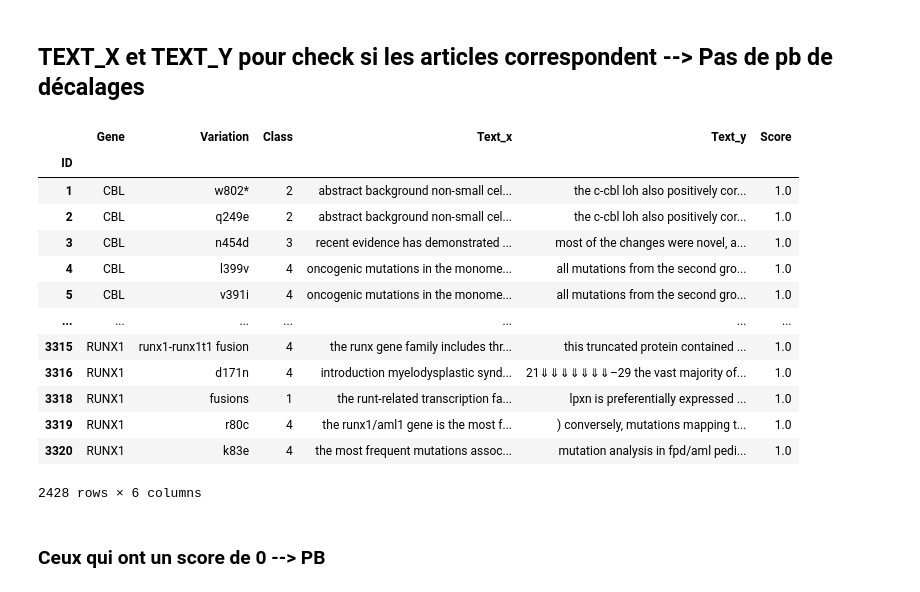
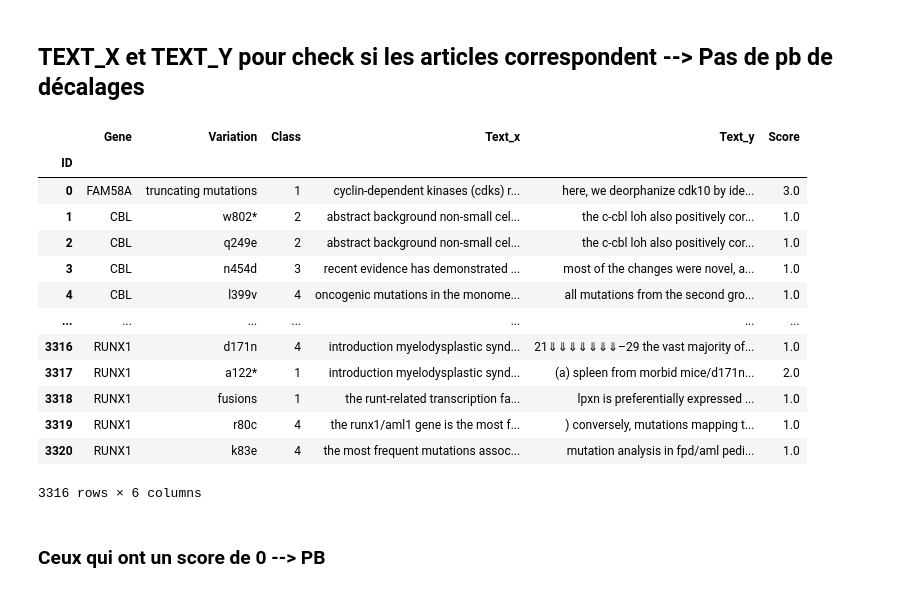
Before and after one commit to Chabname/RAPMC, a Jupyter notebook: notebook/Cancer_deep_learning.ipynb, the cells around one changed output. Saved outputs shown, nothing was run; the diff lists cells and outputs as text; code cells hidden in the pictures.

```diff
--- a/notebook/Cancer_deep_learning.ipynb
+++ b/notebook/Cancer_deep_learning.ipynb
@@ -167,7 +167,6 @@ def extract_match(line):
     variation = line["Variation"]
     #gene = line["Gene"].lower()
     #print(line.name)
-
     if "dup" in variation:
         match_dup = find_match(text, "dup")
         if len(match_dup) != 0:
@@ -249,7 +248,7 @@ def extract_match(line):
             match_aa_pos_aa = find_match(text, "".join(aa_pos_aa))
             if len(match_aa_pos_aa) != 0:
                 #print("aa_pos_aa", variation)
-                return match_aa_pos_aa, 1.1
+                return match_aa_pos_aa, 1
 
             # Try with 3 letter code without the last aa --> tyr371
             match_aa_pos = find_match(text, aa_pos_aa[0] + aa_pos_aa[1])
@@ -644,24 +596,26 @@ clean_match[clean_match["Score"] == 0]
 # %%
 clean_match.index.name = "ID"
 new_data = pd.merge(concatenate_data,clean_match, on = "ID")
+# %%
+new_data
+# %% [output]
+|  | Gene | Variation | Class | Text_x | Text_y | Score |
+| ID |  |  |  |  |  |  |
+| 0 | FAM58A | truncating mutations | 1 | cyclin-dependent kinases (cdks) r... | here, we deorphanize cdk10 by ide... | 3.0 |
+| 1 | CBL | w802* | 2 | abstract background non-small cel... | the c-cbl loh also positively cor... | 1.0 |
+| 2 | CBL | q249e | 2 | abstract background non-small cel... | the c-cbl loh also positively cor... | 1.0 |
+| 3 | CBL | n454d | 3 | recent evidence has demonstrated ... | most of the changes were novel, a... | 1.0 |
+| 4 | CBL | l399v | 4 | oncogenic mutations in the monome... | all mutations from the second gro... | 1.0 |
+| ... | ... | ... | ... | ... | ... | ... |
+| 3316 | RUNX1 | d171n | 4 | introduction myelodysplastic synd... | 21⇓⇓⇓⇓⇓⇓⇓–29 the vast majority of... | 1.0 |
+| 3317 | RUNX1 | a122* | 1 | introduction myelodysplastic synd... | (a) spleen from morbid mice/d171n... | 2.0 |
+| 3318 | RUNX1 | fusions | 1 | the runt-related transcription fa... | lpxn is preferentially expressed ... | 1.0 |
+| 3319 | RUNX1 | r80c | 4 | the runx1/aml1 gene is the most f... | ) conversely, mutations mapping t... | 1.0 |
+| 3320 | RUNX1 | k83e | 4 | the most frequent mutations assoc... | mutation analysis in fpd/aml pedi... | 1.0 |
+3316 rows × 6 columns
 # %%
 new_data_best_score =  new_data[new_data["Score"] == 1]
 new_data_best_score
-# %% [output]
-|  | Gene | Variation | Class | Text_x | Text_y | Score |
-| ID |  |  |  |  |  |  |
-| 1 | CBL | w802* | 2 | abstract background non-small cel... | the c-cbl loh also positively cor... | 1.0 |
-| 2 | CBL | q249e | 2 | abstract background non-small cel... | the c-cbl loh also positively cor... | 1.0 |
-| 3 | CBL | n454d | 3 | recent evidence has demonstrated ... | most of the changes were novel, a... | 1.0 |
-| 4 | CBL | l399v | 4 | oncogenic mutations in the monome... | all mutations from the second gro... | 1.0 |
-| 5 | CBL | v391i | 4 | oncogenic mutations in the monome... | all mutations from the second gro... | 1.0 |
-| ... | ... | ... | ... | ... | ... | ... |
-| 3315 | RUNX1 | runx1-runx1t1 fusion | 4 | the runx gene family includes thr... | this truncated protein contained ... | 1.0 |
-| 3316 | RUNX1 | d171n | 4 | introduction myelodysplastic synd... | 21⇓⇓⇓⇓⇓⇓⇓–29 the vast majority of... | 1.0 |
-| 3318 | RUNX1 | fusions | 1 | the runt-related transcription fa... | lpxn is preferentially expressed ... | 1.0 |
-| 3319 | RUNX1 | r80c | 4 | the runx1/aml1 gene is the most f... | ) conversely, mutations mapping t... | 1.0 |
-| 3320 | RUNX1 | k83e | 4 | the most frequent mutations assoc... | mutation analysis in fpd/aml pedi... | 1.0 |
-2428 rows × 6 columns
 # %% [markdown]
 ### Ceux qui ont un score de 0 --> PB
 # %%
```
Also changed, not shown: parts of 35 cells of this notebook.
